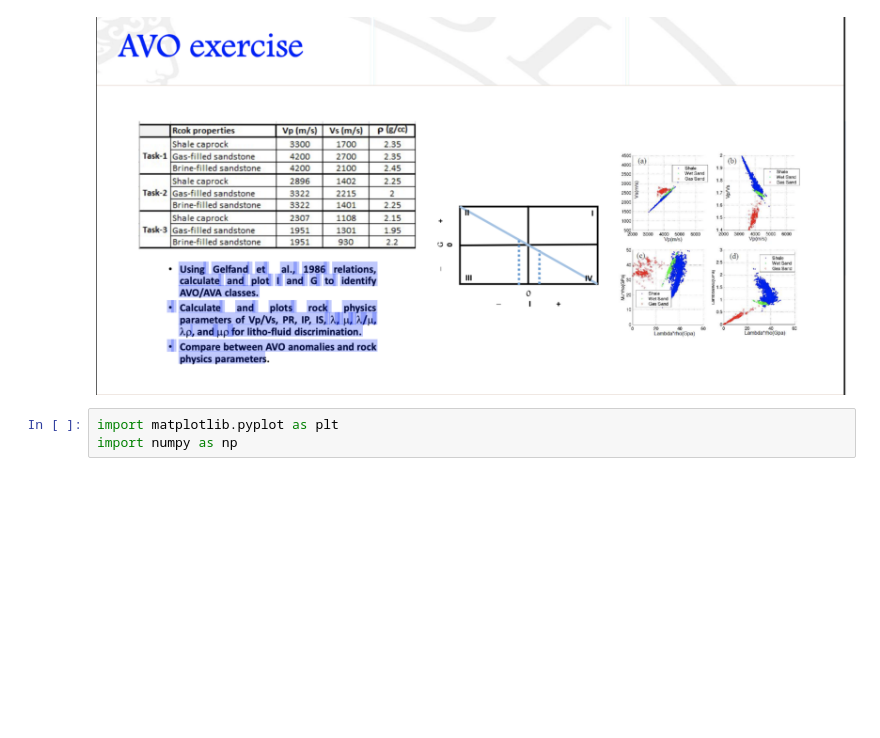
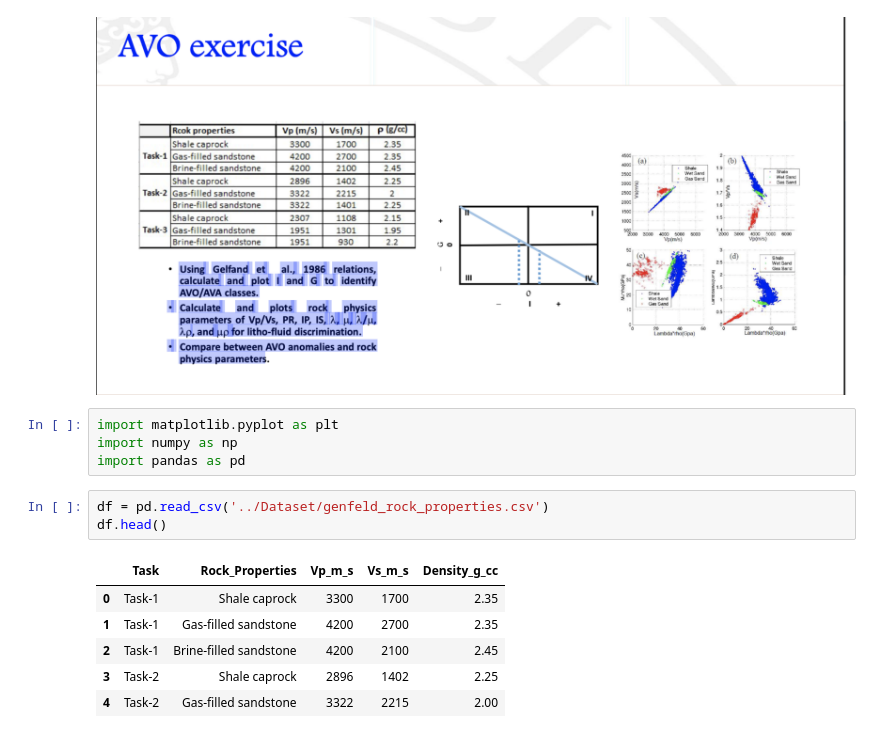
Before and after one commit to erikooooo/well_data_preprocessing, a Jupyter notebook: Excercise_2/Code/AVO_classes.ipynb, the cells around one changed output. Drawn from its saved outputs; the diff is of its cells as text; blank space fills up the shorter version.

```diff
--- a/Excercise_2/Code/AVO_classes.ipynb
+++ b/Excercise_2/Code/AVO_classes.ipynb
@@ -9,3 +9,14 @@ display(Image('../Dataset/AVO_excercise_bilde.png'))
 # %%
 import matplotlib.pyplot as plt
 import numpy as np
+import pandas as pd
+# %%
+df = pd.read_csv('../Dataset/genfeld_rock_properties.csv')
+df.head()
+# %% [output]
+|  | Task | Rock_Properties | Vp_m_s | Vs_m_s | Density_g_cc |
+| 0 | Task-1 | Shale caprock | 3300 | 1700 | 2.35 |
+| 1 | Task-1 | Gas-filled sandstone | 4200 | 2700 | 2.35 |
+| 2 | Task-1 | Brine-filled sandstone | 4200 | 2100 | 2.45 |
+| 3 | Task-2 | Shale caprock | 2896 | 1402 | 2.25 |
+| 4 | Task-2 | Gas-filled sandstone | 3322 | 2215 | 2.00 |
```
